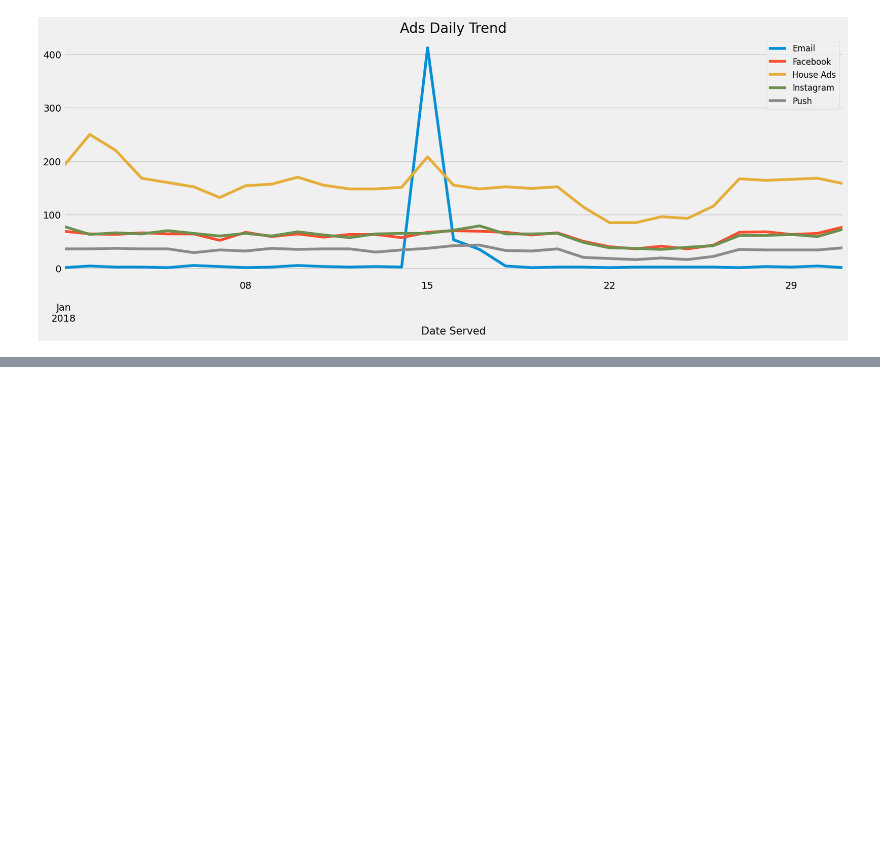
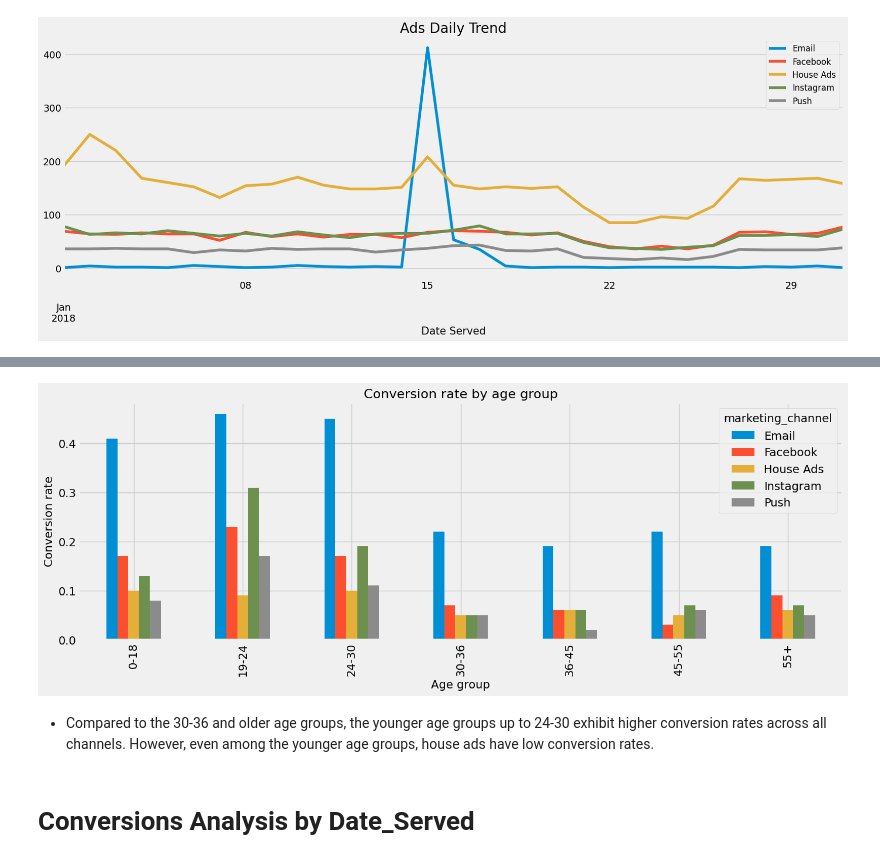
Before and after one commit to FemiTheAnalyst/Data-Projects, a Jupyter notebook: Market Campaigns with pandas/Market Campaigns with pandas.ipynb, the cells around one changed output, grey strips where cells are left out. Saved outputs shown, nothing was run; the diff lists cells and outputs as text; code cells hidden in the pictures; blank space fills up the shorter version.

```diff
--- a/Market Campaigns with pandas/Market Campaigns with pandas.ipynb
+++ b/Market Campaigns with pandas/Market Campaigns with pandas.ipynb
@@ -484,0 +531,17 @@ plt.legend(loc='upper right',fontsize=12);
+# %%
+def conversion_rate(df, column_names):
+    # Total number of converted users
+    column_conv = df[df['converted'] == 1].groupby(column_names)['user_id'].nunique()
+
+    # Total number users
+    column_total = df.groupby(column_names)['user_id'].nunique()
+
+    # Conversion rate
+    conversion_rate = round(column_conv/column_total,2)
+
+    # Fill missing values with 0
+    conversion_rates = conversion_rate.fillna(0)
+    return conversion_rates
+# %%
+age_group_conrate = conversion_rate(df,["marketing_channel","age_group"])
+age_group_conrate
@@ -484,0 +566,3 @@ plt.legend(loc='upper right',fontsize=12);
+# %%
+age_group_conv_df=pd.DataFrame(age_group_conrate.unstack(level=0)) # this will unstack the variable from row to column,level=0 rep "marketing channel",level=1 rep "age group"
+age_group_conv_df
@@ -484,0 +579,12 @@ plt.legend(loc='upper right',fontsize=12);
+# %%
+plt.style.use('fivethirtyeight')
+age_group_conv_df.plot(kind='bar',figsize=(15,5))
+plt.title('Conversion rate by age group', size = 16)
+plt.ylabel('Conversion rate', size = 14)
+plt.xlabel('Age group', size = 14);
+# %% [output]
+[figure, added]
+# %% [markdown]
+- Compared to the 30-36 and older age groups, the younger age groups up to 24-30 exhibit higher conversion rates across all channels. However, even among the younger age groups, house ads have low conversion rates.
+# %% [markdown]
+# Conversions Analysis by Date_Served
```
Also changed, not shown: parts of 63 cells of this notebook.
